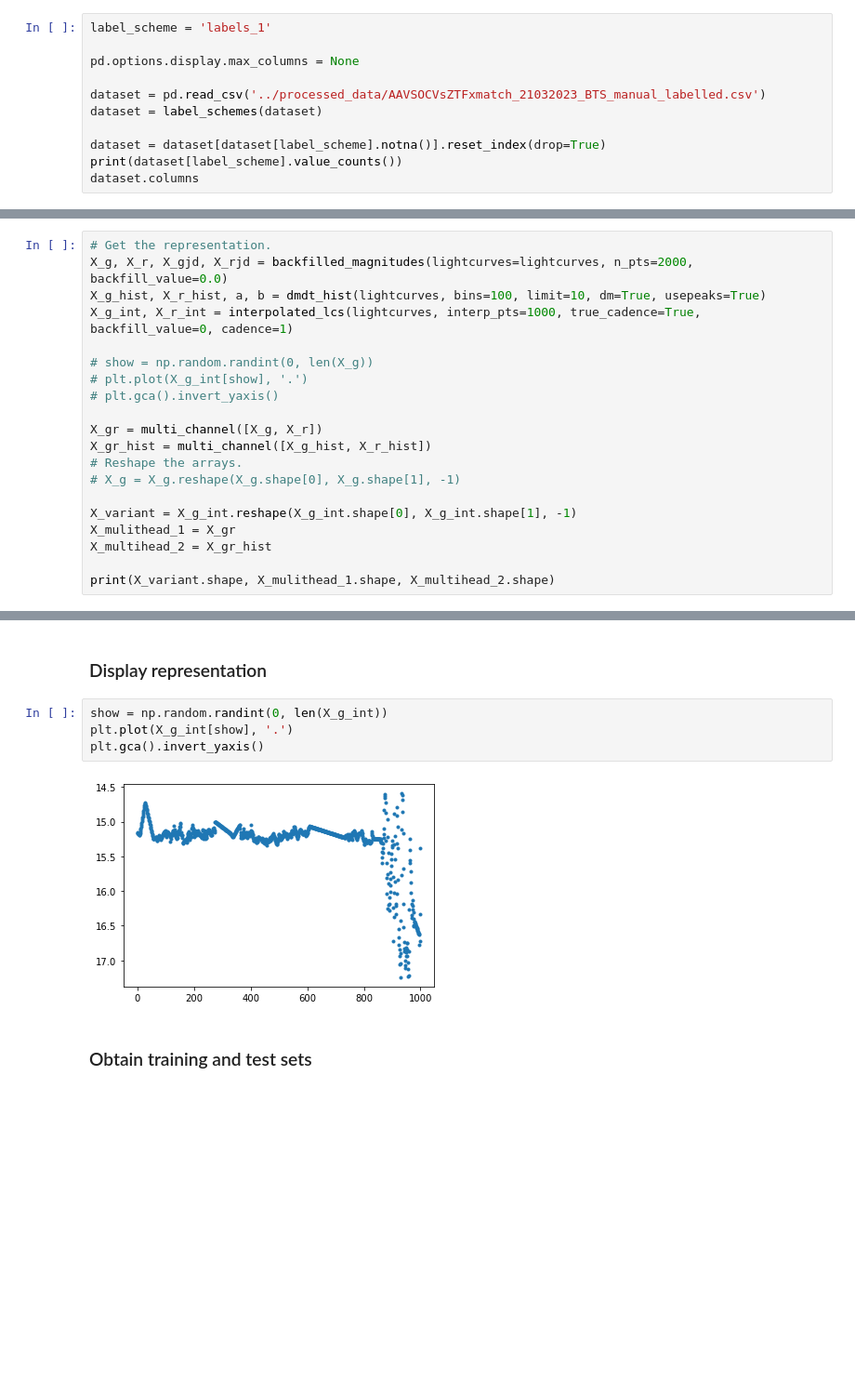
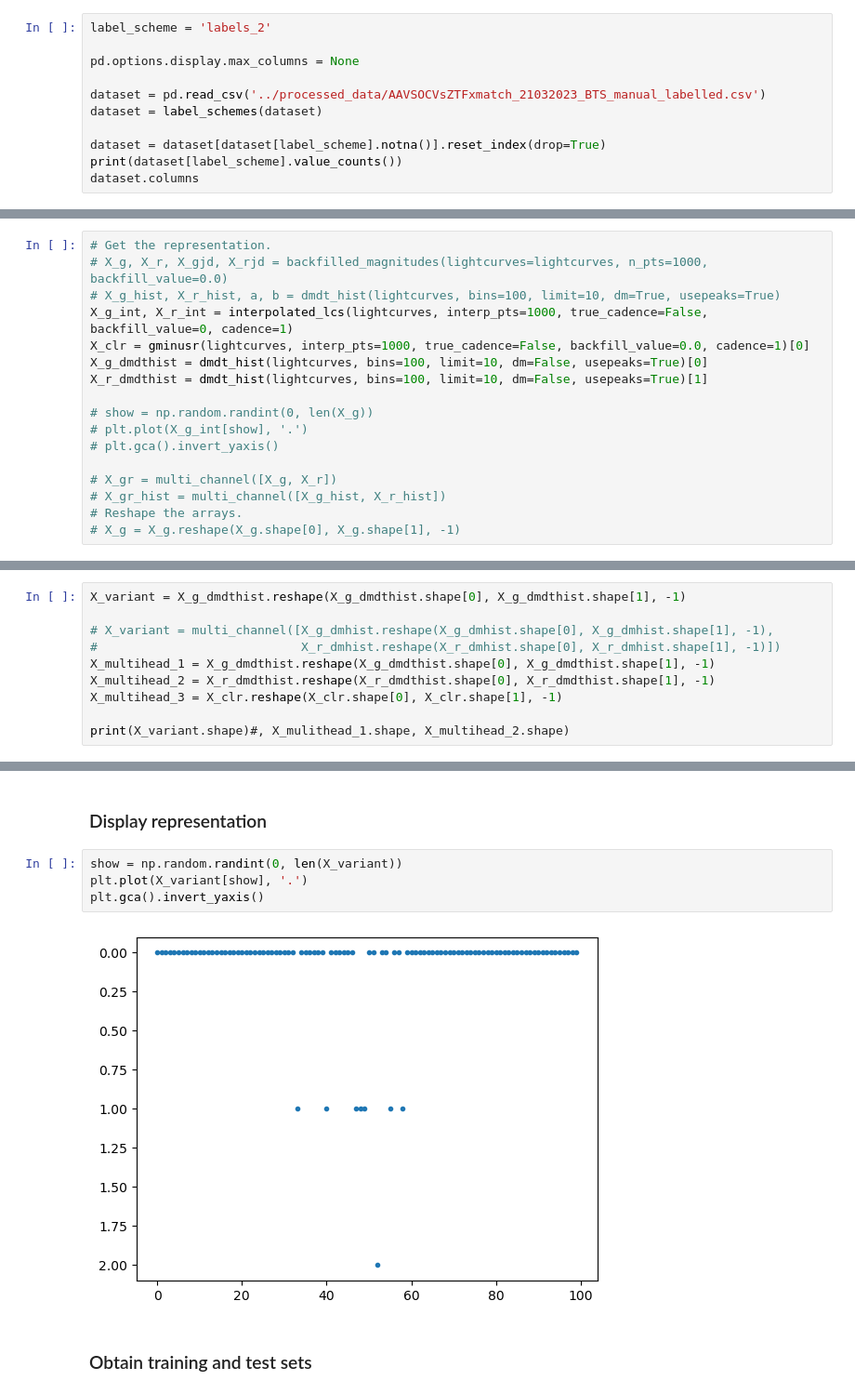
Before and after one commit to dharmesh1007/ZTF_code, a Jupyter notebook: source/7_1dcnn_models.ipynb, the cells around one changed output, grey strips where cells are left out. Shown at 93% size. Saved outputs shown, nothing was run; the diff lists cells and outputs as text; blank space fills up the shorter version.

```diff
--- a/source/7_1dcnn_models.ipynb
+++ b/source/7_1dcnn_models.ipynb
@@ -24,7 +31,7 @@ from sklearn.utils import class_weight
 # %% [markdown]
 ### Generate dataset
 # %%
-label_scheme = 'labels_1'
+label_scheme = 'labels_2'
 
 pd.options.display.max_columns = None
 
@@ -365,21 +396,18 @@ def multi_channel(array_list):
 ### Obtain representation and reshape
 # %%
 # Get the representation.
-X_g, X_r, X_gjd, X_rjd = backfilled_magnitudes(lightcurves=lightcurves, n_pts=2000, backfill_value=0.0)
-X_g_hist, X_r_hist, a, b = dmdt_hist(lightcurves, bins=100, limit=10, dm=True, usepeaks=True)
-X_g_int, X_r_int = interpolated_lcs(lightcurves, interp_pts=1000, true_cadence=True, backfill_value=0, cadence=1)
+# X_g, X_r, X_gjd, X_rjd = backfilled_magnitudes(lightcurves=lightcurves, n_pts=1000, backfill_value=0.0)
+# X_g_hist, X_r_hist, a, b = dmdt_hist(lightcurves, bins=100, limit=10, dm=True, usepeaks=True)
+X_g_int, X_r_int = interpolated_lcs(lightcurves, interp_pts=1000, true_cadence=False, backfill_value=0, cadence=1)
+X_clr = gminusr(lightcurves, interp_pts=1000, true_cadence=False, backfill_value=0.0, cadence=1)[0]
+X_g_dmdthist = dmdt_hist(lightcurves, bins=100, limit=10, dm=False, usepeaks=True)[0]
+X_r_dmdthist = dmdt_hist(lightcurves, bins=100, limit=10, dm=False, usepeaks=True)[1]
 
 # show = np.random.randint(0, len(X_g))
 # plt.plot(X_g_int[show], '.')
 # plt.gca().invert_yaxis()
 
-X_gr = multi_channel([X_g, X_r])
-X_gr_hist = multi_channel([X_g_hist, X_r_hist])
+# X_gr = multi_channel([X_g, X_r])
+# X_gr_hist = multi_channel([X_g_hist, X_r_hist])
 # Reshape the arrays.
 # X_g = X_g.reshape(X_g.shape[0], X_g.shape[1], -1)
-
-X_variant = X_g_int.reshape(X_g_int.shape[0], X_g_int.shape[1], -1)
-X_mulithead_1 = X_gr
-X_multihead_2 = X_gr_hist
-
-print(X_variant.shape, X_mulithead_1.shape, X_multihead_2.shape)
@@ -387,0 +414,10 @@ print(X_variant.shape, X_mulithead_1.shape, X_multihead_2.shape)
+# %%
+X_variant = X_g_dmdthist.reshape(X_g_dmdthist.shape[0], X_g_dmdthist.shape[1], -1)
+
+# X_variant = multi_channel([X_g_dmhist.reshape(X_g_dmhist.shape[0], X_g_dmhist.shape[1], -1),
+#                            X_r_dmhist.reshape(X_r_dmhist.shape[0], X_r_dmhist.shape[1], -1)])
+X_multihead_1 = X_g_dmdthist.reshape(X_g_dmdthist.shape[0], X_g_dmdthist.shape[1], -1)
+X_multihead_2 = X_r_dmdthist.reshape(X_r_dmdthist.shape[0], X_r_dmdthist.shape[1], -1)
+X_multihead_3 = X_clr.reshape(X_clr.shape[0], X_clr.shape[1], -1)
+
+print(X_variant.shape)#, X_mulithead_1.shape, X_multihead_2.shape)
@@ -388,11 +426,11 @@ print(X_variant.shape, X_mulithead_1.shape, X_multihead_2.shape)
 # %% [markdown]
 ### Display representation
 # %%
-show = np.random.randint(0, len(X_g_int))
-plt.plot(X_g_int[show], '.')
+show = np.random.randint(0, len(X_variant))
+plt.plot(X_variant[show], '.')
 plt.gca().invert_yaxis()
 # %% [output]
-[figure, old version]
+[figure, new version]
 # %% [markdown]
 ### Obtain training and test sets
 # %%
```
Also changed, not shown: parts of 13 cells of this notebook, 7 other files.
